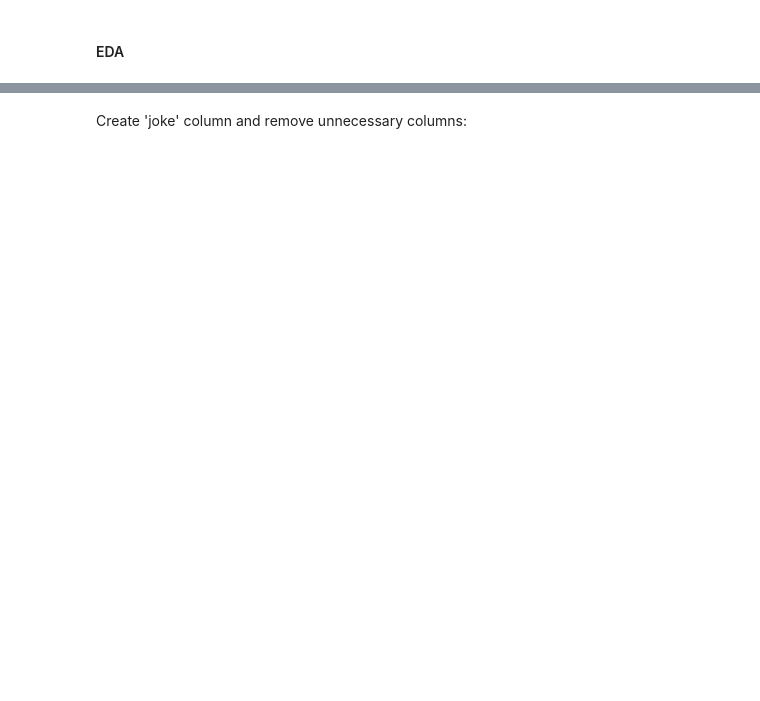
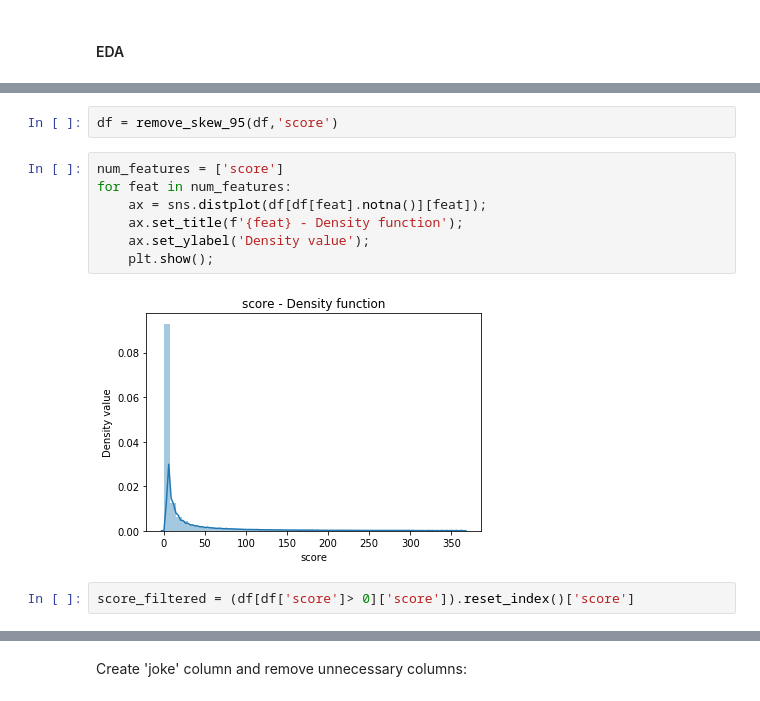
Before and after one commit to AxelStbl/jokes_score, a Jupyter notebook: EDA_Modeling.ipynb, the cells around one changed output, grey strips where cells are left out. Drawn from its saved outputs; the diff is of its cells as text; blank space fills up the shorter version.

```diff
--- a/EDA_Modeling.ipynb
+++ b/EDA_Modeling.ipynb
@@ -144,0 +102,13 @@ df= df.drop()
+# %%
+df = remove_skew_95(df,'score')
+# %%
+num_features = ['score']
+for feat in num_features:
+    ax = sns.distplot(df[df[feat].notna()][feat]);
+    ax.set_title(f'{feat} - Density function');
+    ax.set_ylabel('Density value');
+    plt.show();
+# %% [output]
+[figure, added]
+# %%
+score_filtered = (df[df['score']> 0]['score']).reset_index()['score']
```
Also changed, not shown: parts of 79 cells of this notebook.
